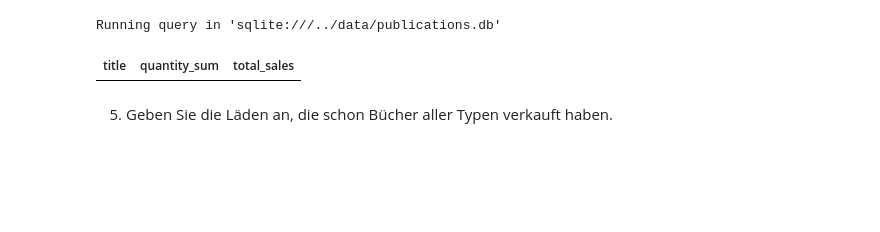
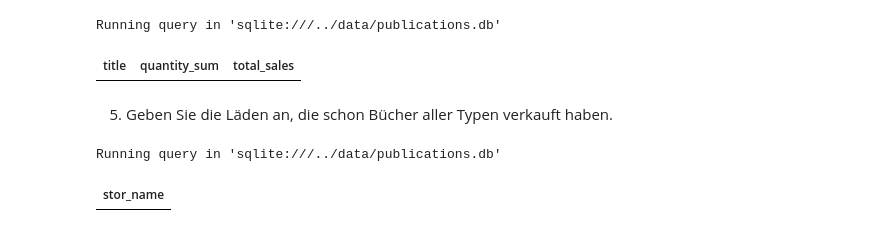
Before and after one commit to GionRubitschung/databases-24, a Jupyter notebook: databases_24/ex7/Ex7_LuisZüttel_GionRubitschung_D1P.ipynb, the cells around one changed output. Cells and saved outputs as stored; diff of their text form; code cells hidden in the pictures; blank space fills up the shorter version.

```diff
--- a/databases_24/ex7/Ex7_LuisZüttel_GionRubitschung_D1P.ipynb
+++ b/databases_24/ex7/Ex7_LuisZüttel_GionRubitschung_D1P.ipynb
@@ -122,3 +122,16 @@ Running query in 'sqlite:///../data/publications.db'
 | title | quantity_sum | total_sales |
 # %% [markdown]
 5.  Geben Sie die Läden an, die schon Bücher aller Typen verkauft haben.
+# %%
+%%sql
+
+select stor_name from titles
+	inner join salesdetail on titles.title_id = salesdetail.title_id
+	inner join stores on salesdetail.stor_id = stores.stor_id
+group by stores.stor_id
+having count(distinct type) = (
+	select COUNT(distinct type) from titles
+);
+# %% [output]
+Running query in 'sqlite:///../data/publications.db'
+| stor_name |
```
Also changed, not shown: parts of 1 cell of this notebook.
